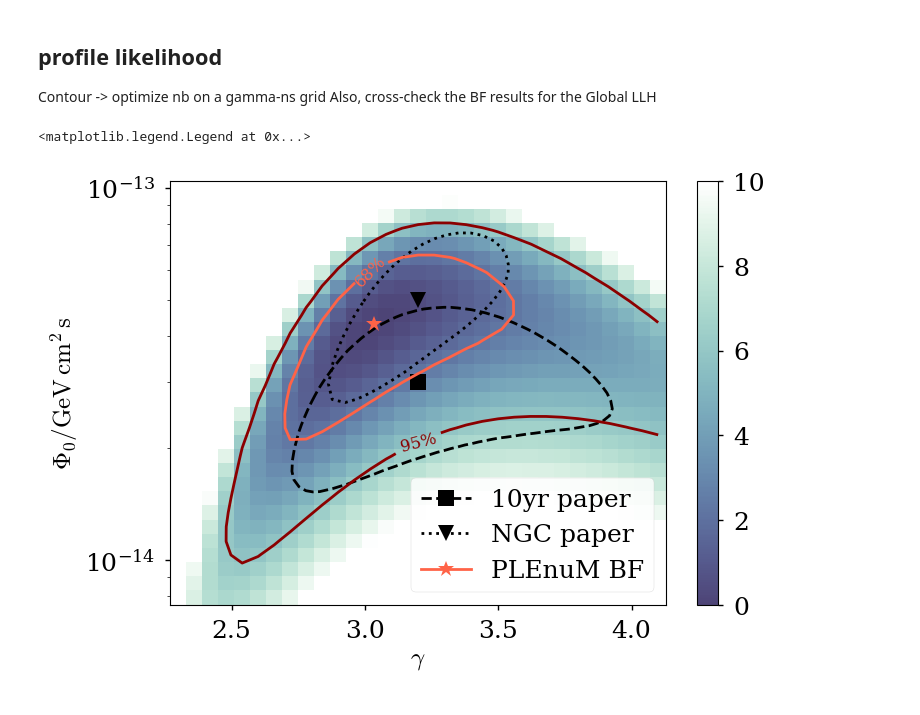
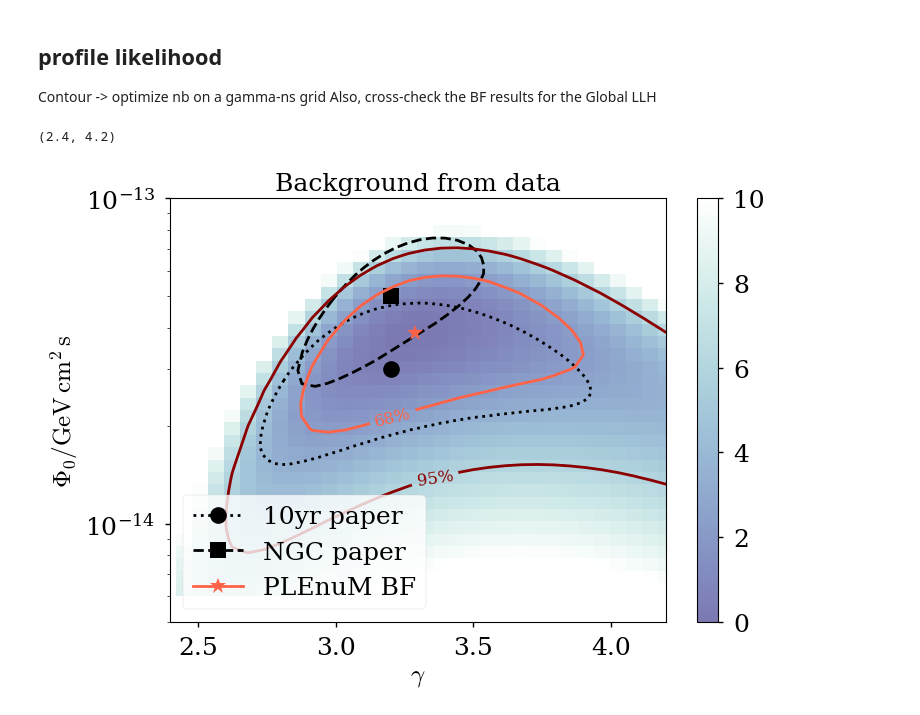
Before and after one commit to PLEnuM-group/Plenum, a Jupyter notebook: notebooks/analysis/data.ipynb, the cells around one changed output. Saved outputs shown, nothing was run; the diff lists cells and outputs as text; code cells hidden in the pictures.

```diff
--- a/notebooks/analysis/data.ipynb
+++ b/notebooks/analysis/data.ipynb
@@ -48,7 +48,11 @@ from tqdm import tqdm
 # Real data
 # %%
 # 10yr data release
+# we take only the full detector configurations >= IC86-II,
+# because these we also took for the resolutions and effective area
 exp_data = []
-for fn in glob("/data/plenum/icecube_10year_ps/events/*.csv"):
+for fn in glob("/data/plenum/icecube_10year_ps/events/IC86*.csv"):
+    if "_I_" in fn: continue
+    print(fn)
     exp_data.extend(np.genfromtxt(fn, names=True))
 exp_data = np.array(exp_data)
@@ -394,5 +405,7 @@ plt.ylim(2, 5)
 # %% [markdown]
 ## analysis
+# %%
+bg_from_data = True
 # %%
 ident = "IceCube"
 aeff_factor_bckg = calc_aeff_factor(aeff_2d[ident], **ngc_bg_config)
@@ -587,8 +578,8 @@ Also, cross-check the BF results for the Global LLH
 # %%
 sig_ts = []
 num = 30
-g_space = np.linspace(2.3, 4.1, num=num+1)
-ns_space = np.logspace(-0.8, 0.3, num=num)
+g_space = np.linspace(2.45, 4.2, num=num+1)
+ns_space = np.logspace(-0.9, 0.2, num=num)
 
 for g, s in product(g_space, ns_space):
     tmp = {}
@@ -618,46 +609,53 @@ cvals = [0.32, 0.05]
 lbs = ["68%", "95%"]
 levels = chi2.isf(cvals, 2)
 cur_cmap = sns.cubehelix_palette(
-    start=0.5, rot=-0.5, light=1, dark=0.3, as_cmap=True, reverse=True
+    start=0.75, rot=-0.5, light=1, dark=0.5, as_cmap=True, reverse=True
 )
 plt.pcolormesh(
     sig_ts_piv.columns, sig_ts_piv.index, sig_ts_piv, vmin=0, vmax=10, cmap=cur_cmap
 )
 plt.colorbar()
 
-plt.plot(gamma_c_68_prev, phi_c_68_prev, color="k", ls="--")
-plt.plot(3.2, 3e-14, color="k", marker="s", label="10yr paper", ms=12, ls="--")
+plt.plot(gamma_c_68_prev, phi_c_68_prev, color="k", ls=":")
+plt.plot(3.2, 3e-14, color="k", marker="o", label="10yr paper", ms=12, ls=":")
 
-plt.plot(gamma_c_68, phi_c_68 * 1E-3, color="k", ls=":")
-plt.plot(3.2, 5e-14, color="k", marker="v", label="NGC paper", ms=12, ls=":")
+plt.plot(gamma_c_68, phi_c_68 * 1E-3, color="k", ls="--")
+plt.plot(3.2, 5e-14, color="k", marker="s", label="NGC paper", ms=12, ls="--")
 
 
 plt.plot(
     out_global[0][2],
     out_global[0][1] * ngc_flux.norm,
     color="tomato",
     marker="*",
     ms=12,
     label="PLEnuM BF",
 )
 sc = plt.contour(
     sig_ts_piv.columns,
     sig_ts_piv.index,
     sig_ts_piv,
     levels=levels,
     lw=3,
     colors=["tomato", "darkred"],
 )
 
 fmt = {l: s for l, s in zip(sc.levels, lbs)}
 plt.clabel(sc, levels, fmt=fmt, fontsize=12)
 
 
 
 plt.xlabel(r"$\gamma$")
 plt.ylabel(r"$\Phi_0 / {\rm GeV\, cm^2\, s}$")
 plt.yscale("log")
-plt.legend(loc=4)
+plt.legend(loc=0)
+if bg_from_data:
+    title_str = "Background from data"
+else:
+    title_str = "Background from MCEq"
+plt.title(title_str)
+plt.ylim(5E-15, 1E-13)
+plt.xlim(2.4, 4.2)
 # %% [output]
-<matplotlib.legend.Legend at 0x...>
+(2.4, 4.2)
-[figure, old version]
+[figure, new version]
```
Also changed, not shown: parts of 7 cells of this notebook, 9 other files.
